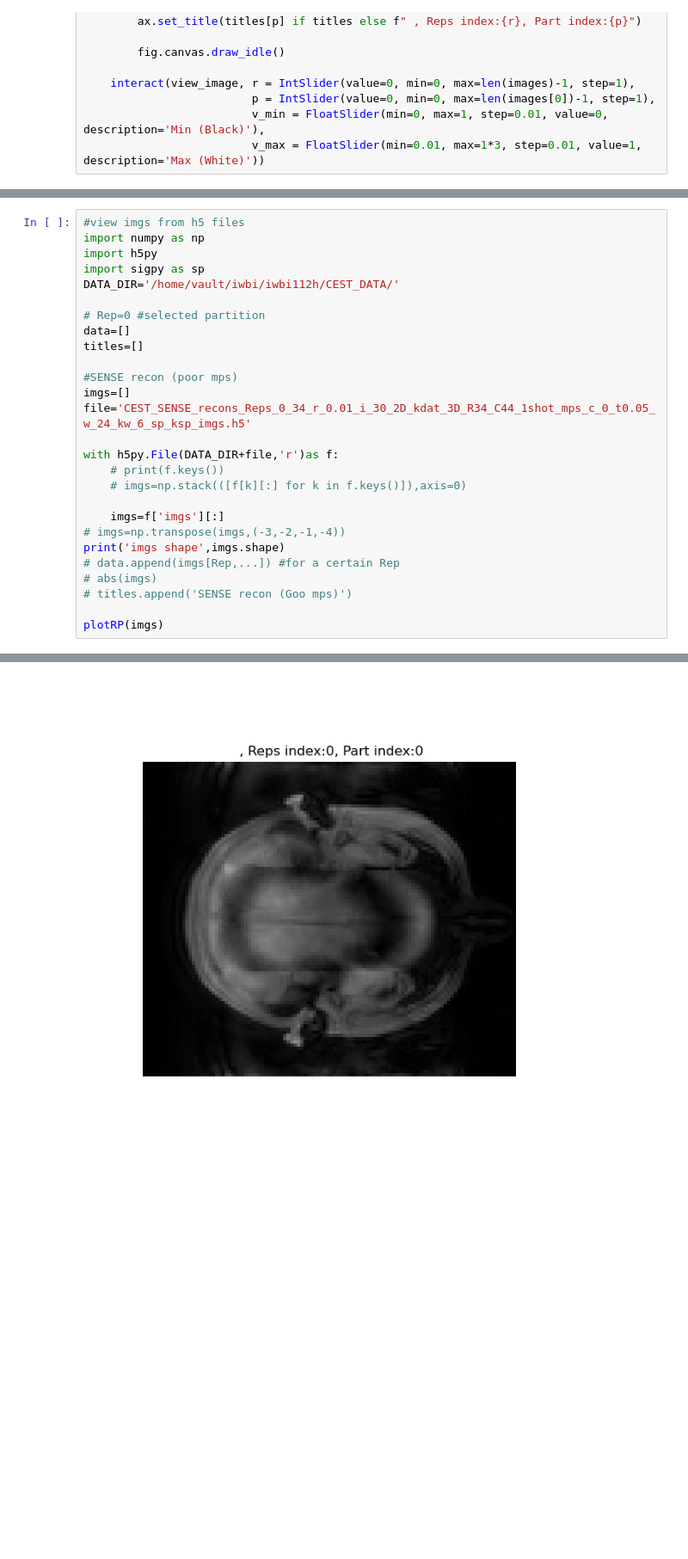
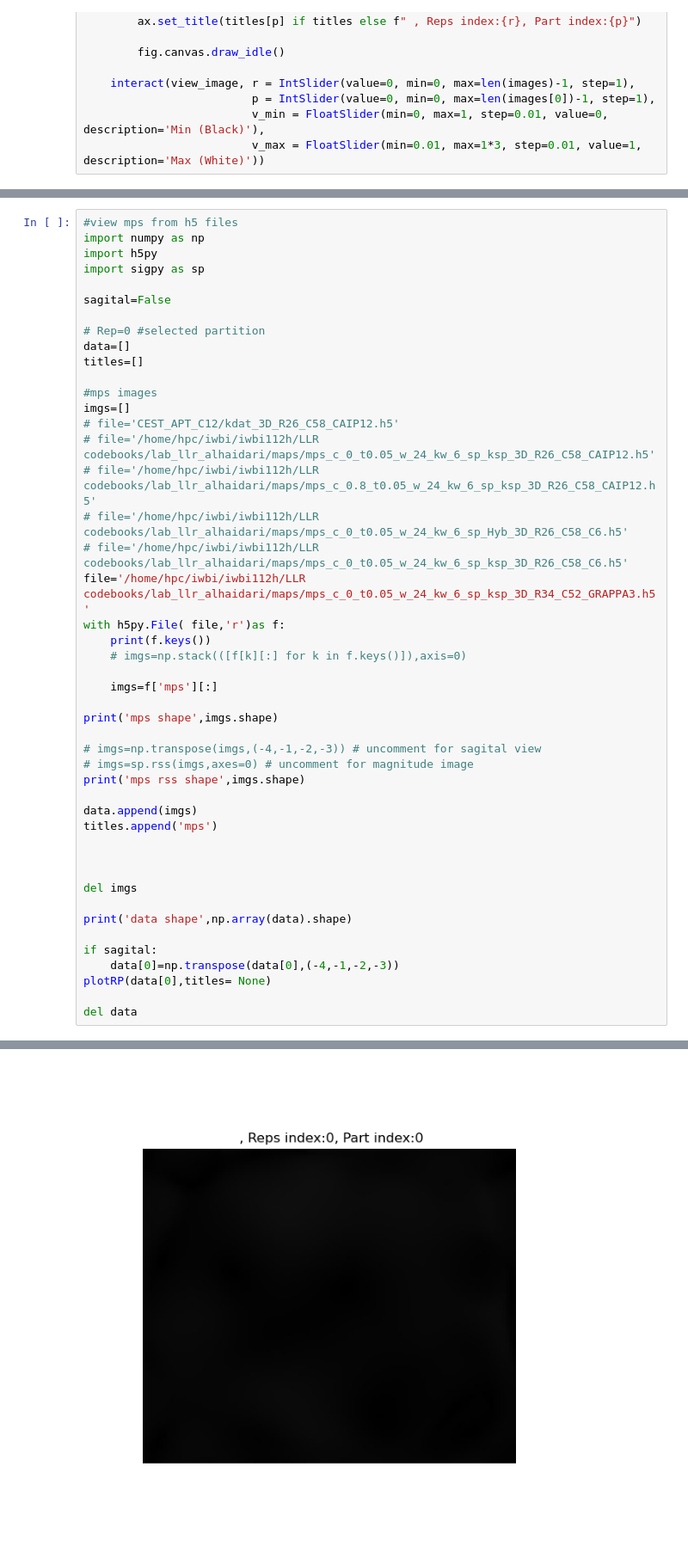
Before and after one commit to AlhaidariAziz/CEST-MRI-Recon-Pipeline, a Jupyter notebook: scripts/view.ipynb, the cells around one changed output, grey strips where cells are left out. Shown at 86% size. Drawn from its saved outputs; the diff is of its cells as text; blank space fills up the shorter version.

```diff
--- a/scripts/view.ipynb
+++ b/scripts/view.ipynb
@@ -536,28 +1374,47 @@ def rot (volume,part=False,k=-1,flip=True,CEST=False):
 # %%
-#view imgs from h5 files
+#view mps from h5 files
 import numpy as np
 import h5py
 import sigpy as sp
-DATA_DIR='/home/vault/iwbi/iwbi112h/CEST_DATA/'
+
+sagital=False
 
 # Rep=0 #selected partition
 data=[]
 titles=[]
 
-#SENSE recon (poor mps)
+#mps images
 imgs=[]
-file='CEST_SENSE_recons_Reps_0_34_r_0.01_i_30_2D_kdat_3D_R34_C44_1shot_mps_c_0_t0.05_w_24_kw_6_sp_ksp_imgs.h5'
-
-with h5py.File(DATA_DIR+file,'r')as f:
-    # print(f.keys())
+# file='CEST_APT_C12/kdat_3D_R26_C58_CAIP12.h5'
+# file='/home/hpc/iwbi/iwbi112h/LLR codebooks/lab_llr_alhaidari/maps/mps_c_0_t0.05_w_24_kw_6_sp_ksp_3D_R26_C58_CAIP12.h5'
+# file='/home/hpc/iwbi/iwbi112h/LLR codebooks/lab_llr_alhaidari/maps/mps_c_0.8_t0.05_w_24_kw_6_sp_ksp_3D_R26_C58_CAIP12.h5'
+# file='/home/hpc/iwbi/iwbi112h/LLR codebooks/lab_llr_alhaidari/maps/mps_c_0_t0.05_w_24_kw_6_sp_Hyb_3D_R26_C58_C6.h5'
+# file='/home/hpc/iwbi/iwbi112h/LLR codebooks/lab_llr_alhaidari/maps/mps_c_0_t0.05_w_24_kw_6_sp_ksp_3D_R26_C58_C6.h5'
+file='/home/hpc/iwbi/iwbi112h/LLR codebooks/lab_llr_alhaidari/maps/mps_c_0_t0.05_w_24_kw_6_sp_ksp_3D_R34_C52_GRAPPA3.h5'
+with h5py.File( file,'r')as f:
+    print(f.keys())
     # imgs=np.stack(([f[k][:] for k in f.keys()]),axis=0)
 
-    imgs=f['imgs'][:]
-# imgs=np.transpose(imgs,(-3,-2,-1,-4))
-print('imgs shape',imgs.shape)
-# data.append(imgs[Rep,...]) #for a certain Rep
-# abs(imgs)
-# titles.append('SENSE recon (Goo mps)')
+    imgs=f['mps'][:]
 
-plotRP(imgs)
+print('mps shape',imgs.shape)
+
+# imgs=np.transpose(imgs,(-4,-1,-2,-3)) # uncomment for sagital view
+# imgs=sp.rss(imgs,axes=0) # uncomment for magnitude image
+print('mps rss shape',imgs.shape)
+
+data.append(imgs)
+titles.append('mps')
+
+
+
+del imgs
+
+print('data shape',np.array(data).shape)
+
+if sagital:
+    data[0]=np.transpose(data[0],(-4,-1,-2,-3))
+plotRP(data[0],titles= None)
+
+del data
 # %% [output]
@@ -566 +1426 @@ interactive(children=(IntSlider(value=0, description='r', max=33), IntSlider(val
-[figure, old version]
+[figure, new version]
```
Also changed, not shown: parts of 15 cells of this notebook, 9 other files.
